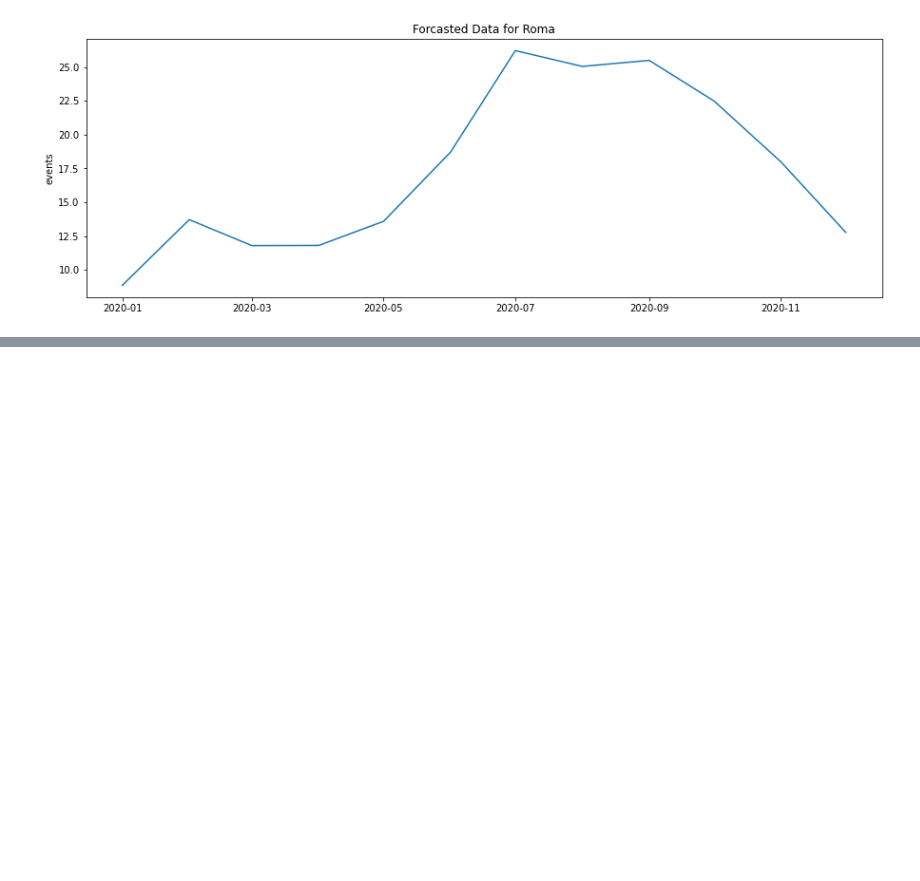
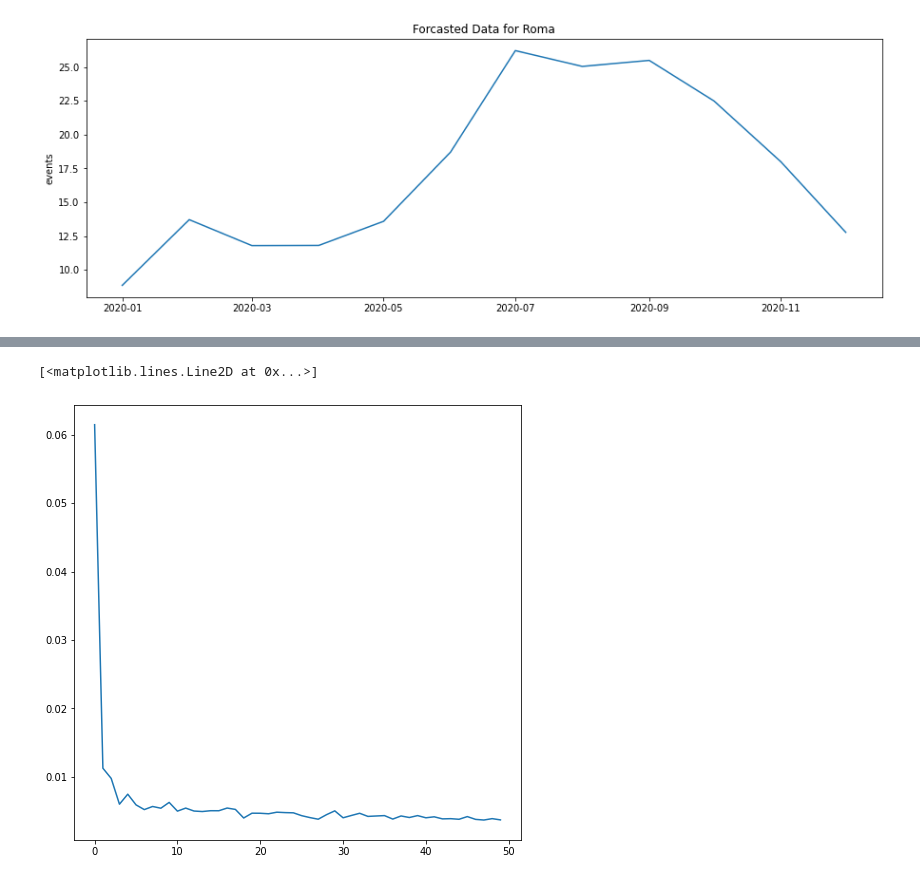
Before and after one commit to DaddCagnez/Data-Science-3, a Jupyter notebook: Time Series Roma.ipynb, the cells around one changed output, grey strips where cells are left out. Cells and saved outputs as stored; diff of their text form; code cells hidden in the pictures; blank space fills up the shorter version.

```diff
--- a/Time Series Roma.ipynb
+++ b/Time Series Roma.ipynb
@@ -337,0 +390,4 @@ generateModel(TempRo2, 'Roma')
+# %%
+scaler.fit(train)
+scaled_train = scaler.transform(train)
+scaled_test = scaler.transform(test)
@@ -337,0 +407,7 @@ generateModel(TempRo2, 'Roma')
+# %%
+# Generator Definition for 12 month
+from keras.preprocessing.sequence import TimeseriesGenerator
+
+n_input = 12
+n_features = 1
+generator = TimeseriesGenerator(scaled_train, scaled_train, length = n_input, batch_size = 1)
@@ -337,0 +432,10 @@ generateModel(TempRo2, 'Roma')
+# %%
+# Model Definition
+from keras.models import Sequential
+from keras.layers import Dense
+from keras.layers import LSTM
+
+model = Sequential()
+model.add(LSTM(100, activation = 'relu', input_shape = (n_input, n_features)))
+model.add(Dense(1))
+model.compile(optimizer = 'adam', loss = 'mse')
@@ -337,0 +458,3 @@ generateModel(TempRo2, 'Roma')
+# %%
+# fit model
+model.fit(generator,epochs=50)
@@ -337,0 +480,6 @@ generateModel(TempRo2, 'Roma')
+# %%
+loss_per_epoch = model.history.history['loss']
+plt.plot(range(len(loss_per_epoch)),loss_per_epoch)
+# %% [output]
+[<matplotlib.lines.Line2D at 0x...>]
+[figure, added]
```
Also changed, not shown: parts of 30 cells of this notebook.
